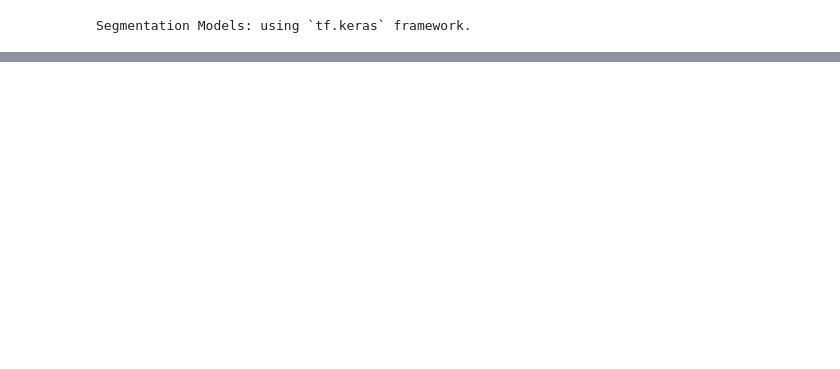
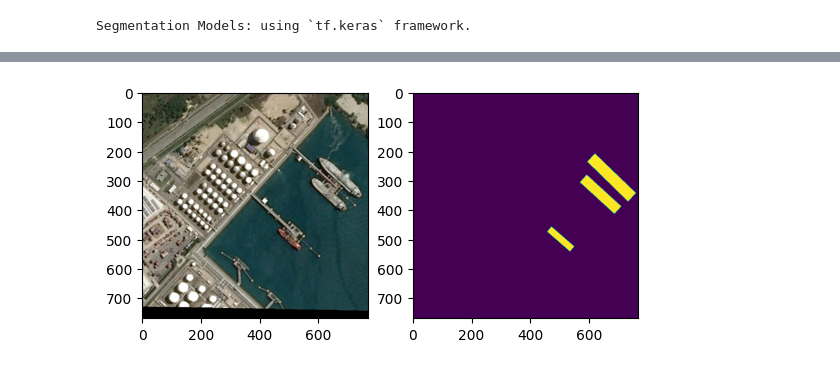
Before and after one commit to romanilchyshyn/airbus-ship-detection, a Jupyter notebook: train.ipynb, the cells around one changed output, grey strips where cells are left out. Drawn from its saved outputs; the diff is of its cells as text; code cells hidden in the pictures; blank space fills up the shorter version.

```diff
--- a/train.ipynb
+++ b/train.ipynb
@@ -84,0 +48,16 @@ train_ds = train_csv.unbatch().map(process_batch)
+# %%
+def plot_ds_element_overlay(background, overlay):
+    fig, ax = plt.subplots()
+    plt.imshow(background)
+    ax.imshow(overlay, alpha=0.3)
+
+def plot_ds_element(background, overlay):
+    fig, axs = plt.subplots(1, 2)
+    axs[0].imshow(background)
+    axs[1].imshow(overlay)
+    plt.show()
+
+# for i, m in dataset.skip(9).take(1):
+#     plot_ds_element(i, m)
+# %% [output]
+[figure, added]
```
Also changed, not shown: parts of 13 cells of this notebook, 1 other file.
